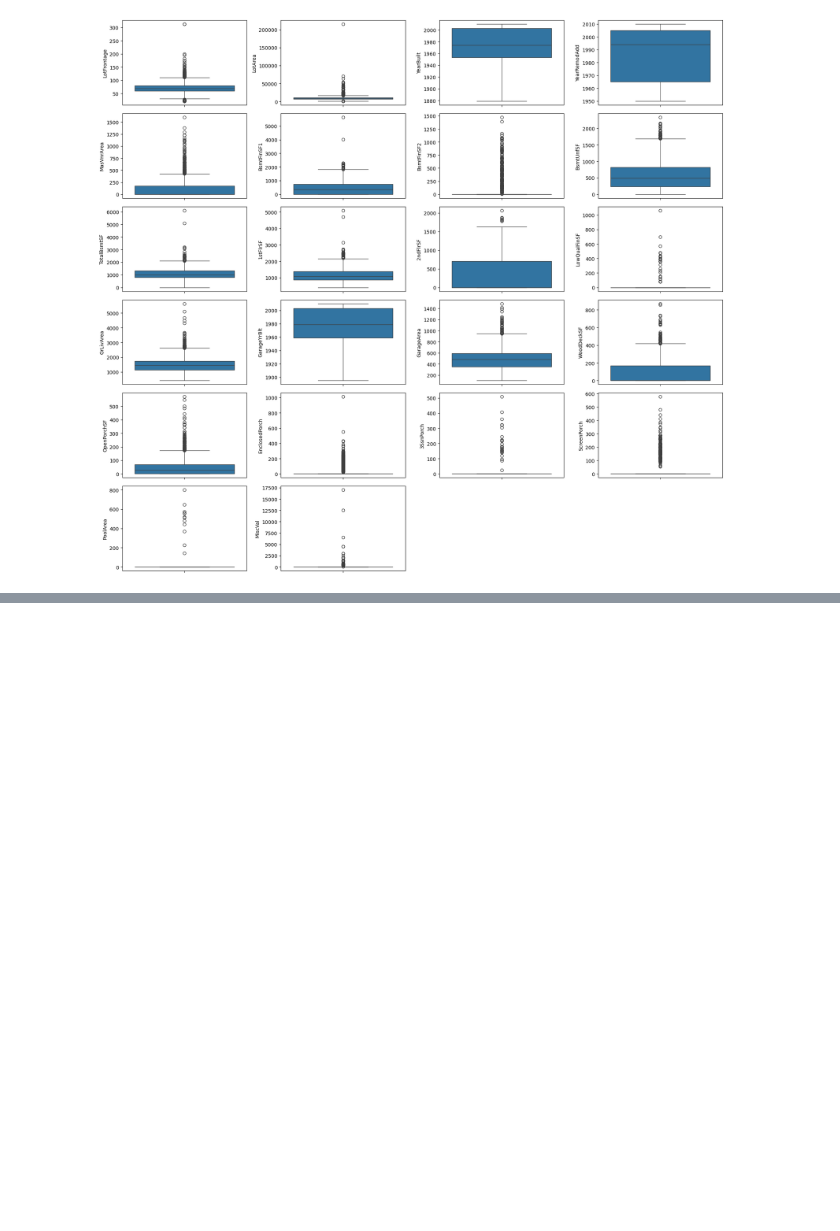
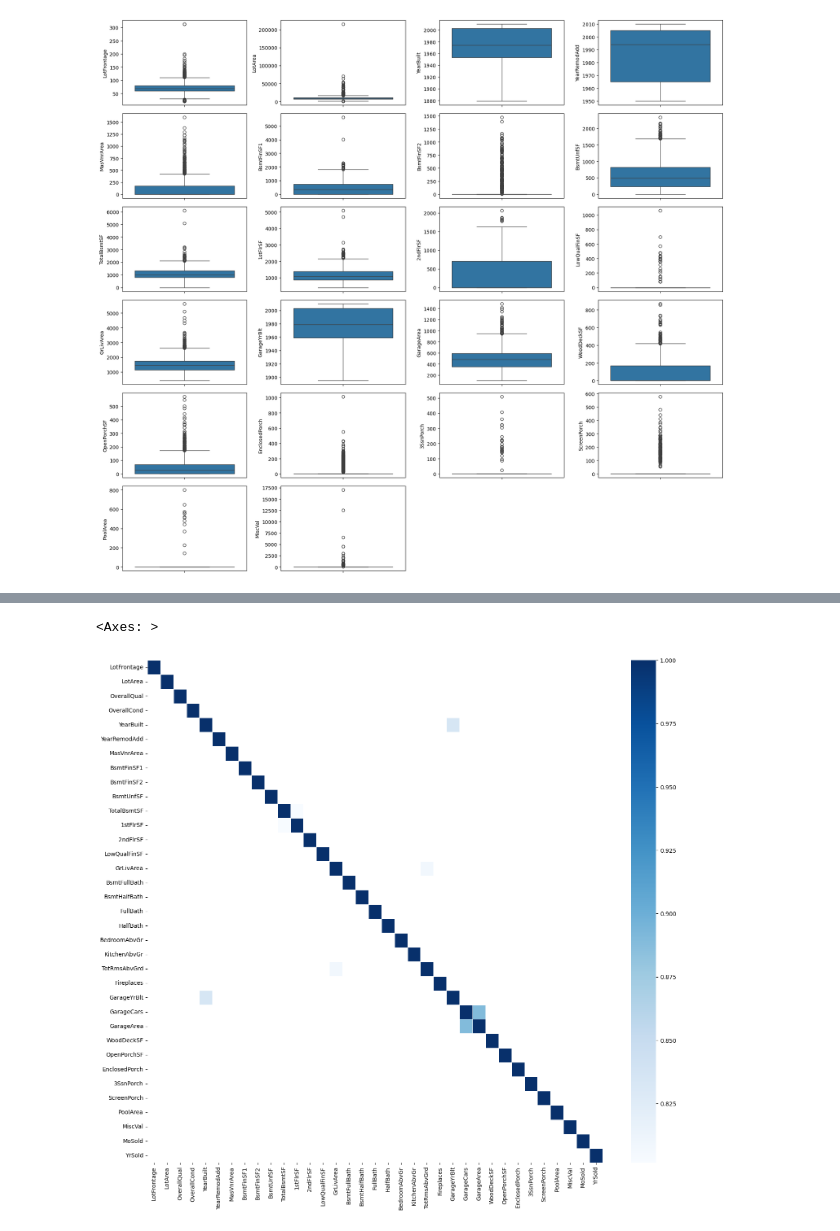
Before and after one commit to manishbhatia7/Kaggle, a Jupyter notebook: Competition Datasets/House Prices - Advanced Regression Techniques/housing.ipynb, the cells around one changed output, grey strips where cells are left out. Saved outputs shown, nothing was run; the diff lists cells and outputs as text; code cells hidden in the pictures; blank space fills up the shorter version.

```diff
--- a/Competition Datasets/House Prices - Advanced Regression Techniques/housing.ipynb
+++ b/Competition Datasets/House Prices - Advanced Regression Techniques/housing.ipynb
@@ -213,0 +223,8 @@ Outliers in boxplots
+# %%
+#Highly Correlated Features
+plt.figure(figsize=(18,16))
+correlation=numeric_features.corr()
+sns.heatmap(correlation,cmap='Blues',mask=correlation<0.8,linewidth=0.5)
+# %% [output]
+<Axes: >
+[figure, added]
```
Also changed, not shown: parts of 15 cells of this notebook.
